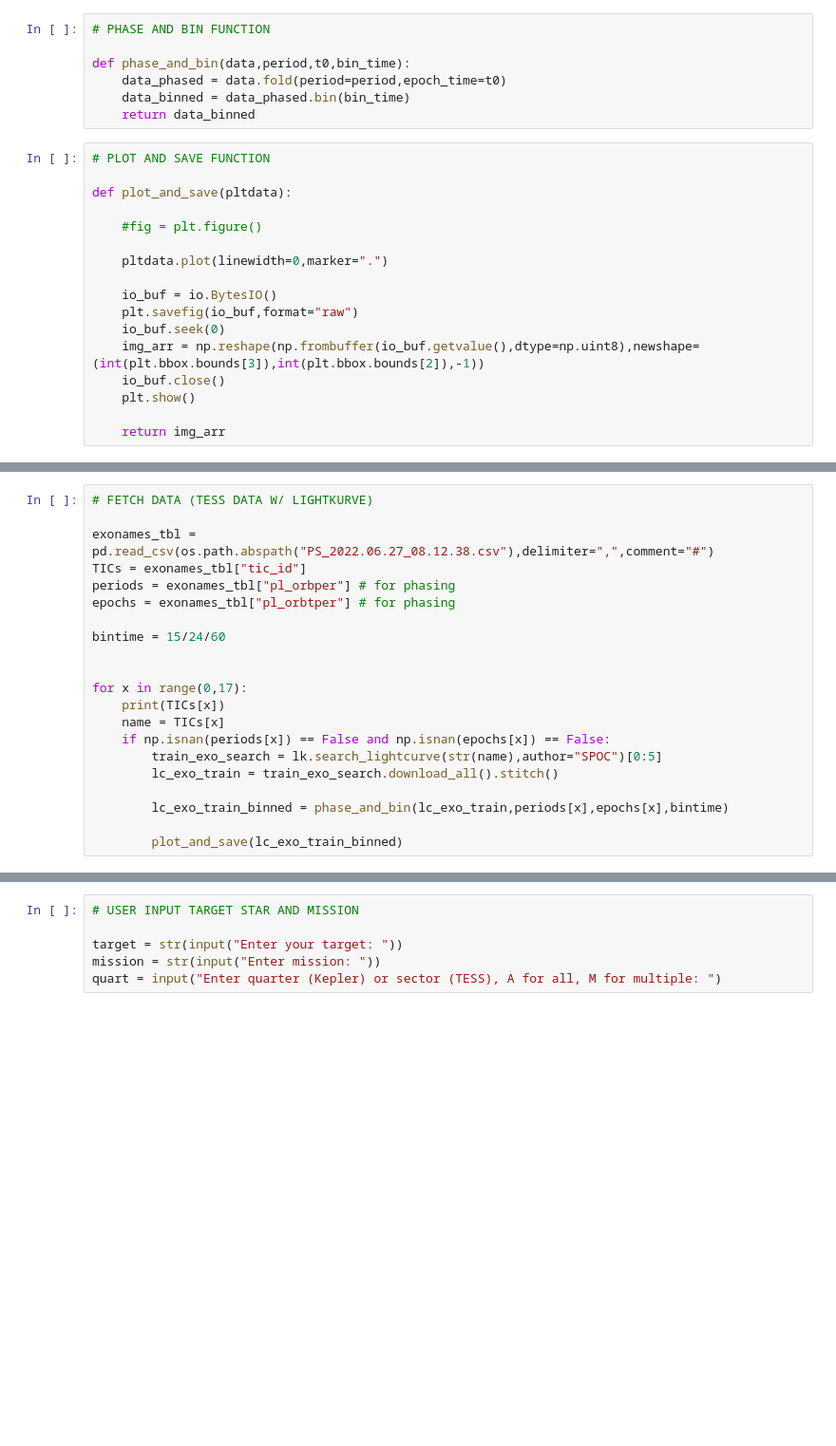
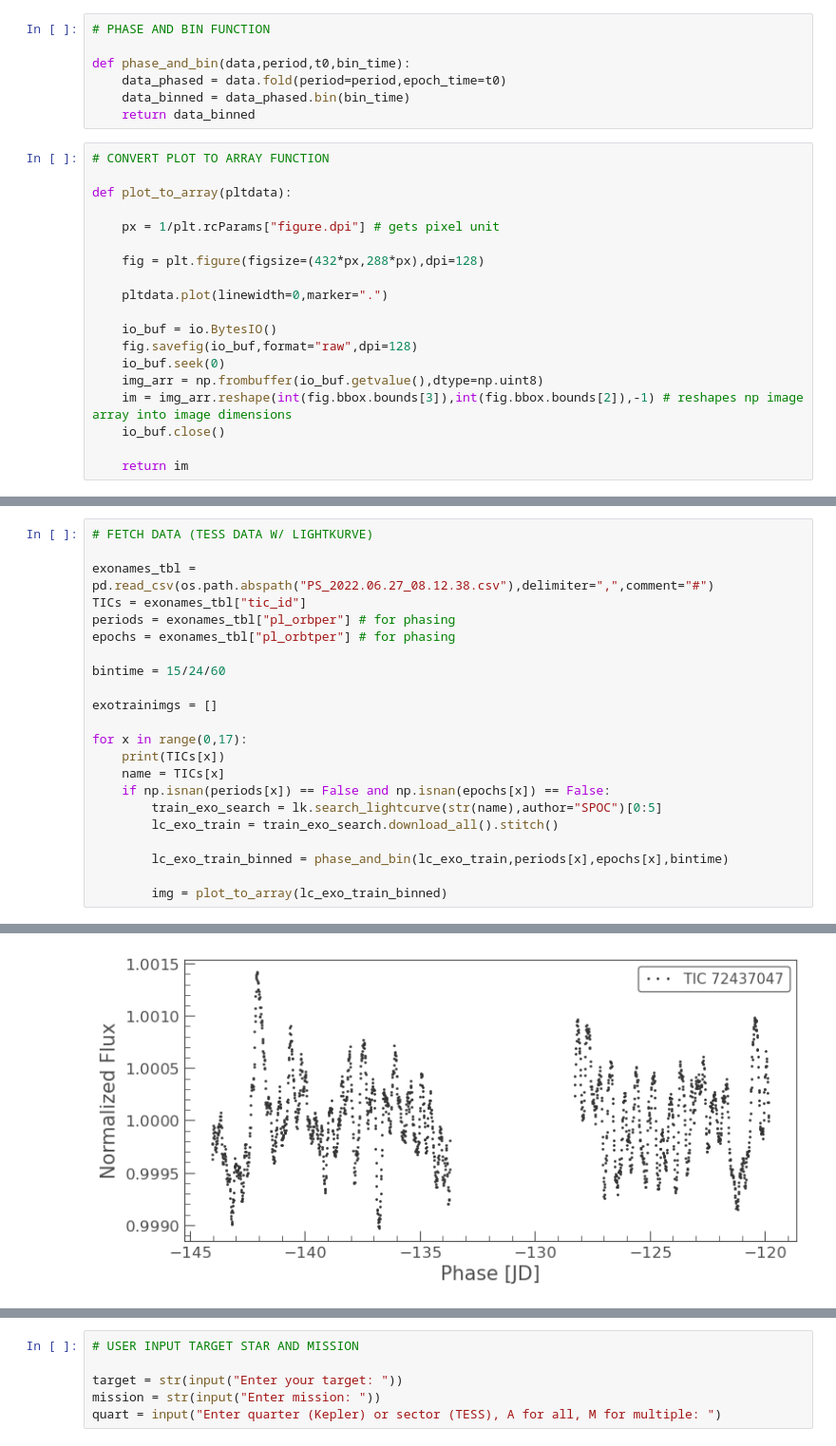
Before and after one commit to quasoph/exomagpy, a Jupyter notebook: planetai.ipynb, the cells around one changed output, grey strips where cells are left out. Shown at 95% size. Drawn from its saved outputs; the diff is of its cells as text; blank space fills up the shorter version.

Commit message:
Created read array as image function

```diff
--- a/planetai.ipynb
+++ b/planetai.ipynb
@@ -33,19 +36,21 @@ def phase_and_bin(data,period,t0,bin_time):
     data_binned = data_phased.bin(bin_time)
     return data_binned
 # %%
-# PLOT AND SAVE FUNCTION
+# CONVERT PLOT TO ARRAY FUNCTION
 
-def plot_and_save(pltdata):
+def plot_to_array(pltdata):
 
-    #fig = plt.figure()
+    px = 1/plt.rcParams["figure.dpi"] # gets pixel unit
+
+    fig = plt.figure(figsize=(432*px,288*px),dpi=128)
 
     pltdata.plot(linewidth=0,marker=".")
 
     io_buf = io.BytesIO()
-    plt.savefig(io_buf,format="raw")
+    fig.savefig(io_buf,format="raw",dpi=128)
     io_buf.seek(0)
-    img_arr = np.reshape(np.frombuffer(io_buf.getvalue(),dtype=np.uint8),newshape=(int(plt.bbox.bounds[3]),int(plt.bbox.bounds[2]),-1))
+    img_arr = np.frombuffer(io_buf.getvalue(),dtype=np.uint8)
+    im = img_arr.reshape(int(fig.bbox.bounds[3]),int(fig.bbox.bounds[2]),-1) # reshapes np image array into image dimensions
     io_buf.close()
-    plt.show()
 
-    return img_arr
+    return im
@@ -59,6 +71,7 @@ epochs = exonames_tbl["pl_orbtper"] # for phasing
 
 bintime = 15/24/60
 
+exotrainimgs = []
 
 for x in range(0,17):
     print(TICs[x])
@@ -69,4 +82,5 @@ for x in range(0,17):
 
         lc_exo_train_binned = phase_and_bin(lc_exo_train,periods[x],epochs[x],bintime)
 
-        plot_and_save(lc_exo_train_binned)
+        img = plot_to_array(lc_exo_train_binned)
+# %% [output]
@@ -73,3 +96,4 @@ for x in range(0,17):
+[figure, added]
 # %%
 fa_tbl = pd.read_csv(os.path.abspath("TOI_2022.06.29_08.07.35.csv"),delimiter=",",comment="#")
 fa_TICs = fa_tbl["tid"]
```
Also changed, not shown: parts of 5 cells of this notebook.
